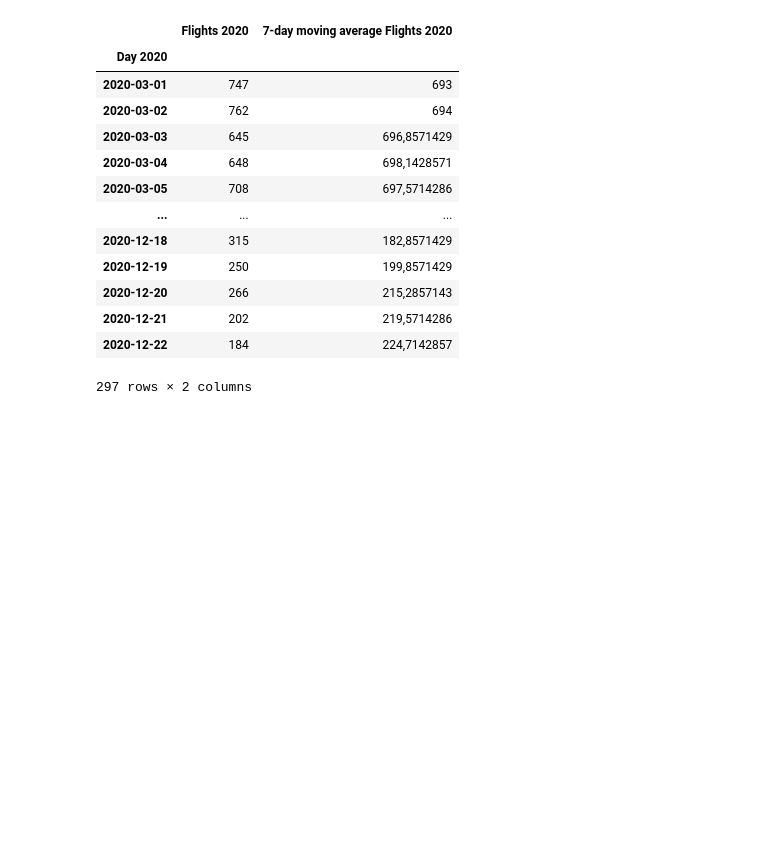
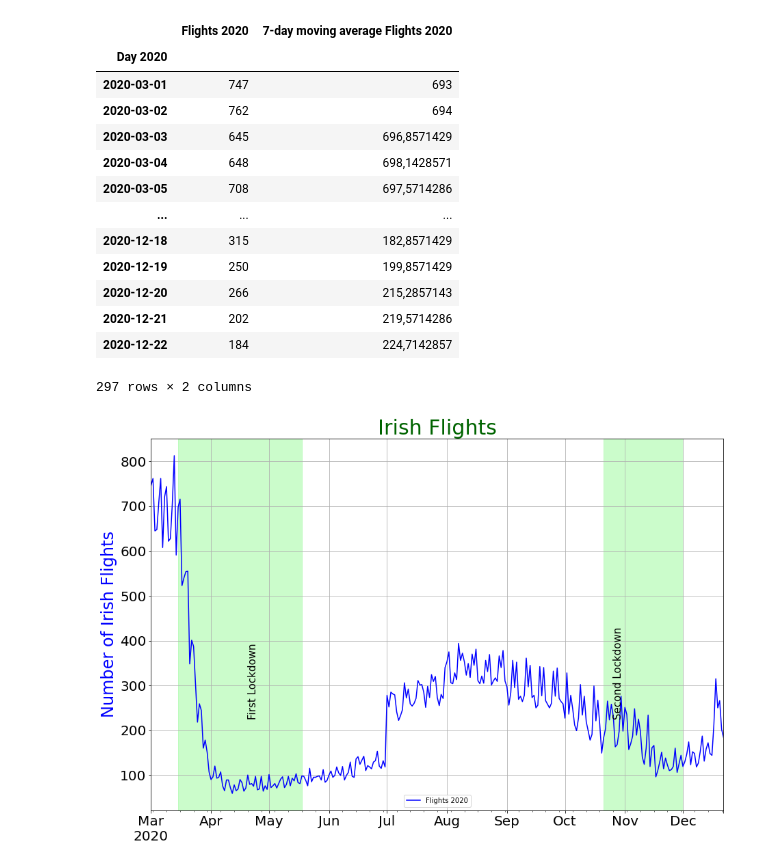
Before and after one commit to Truncation-Nation/hack4change, a Jupyter notebook: flight-data.ipynb, the cells around one changed output. Cells and saved outputs as stored; diff of their text form; code cells hidden in the pictures; blank space fills up the shorter version.

Commit message:
Graphs baby

```diff
--- a/flight-data.ipynb
+++ b/flight-data.ipynb
@@ -63,0 +71,21 @@ irish_flights
+# %%
+# Dates ofIrish lockdowns
+first_irish_lockdown=["2020-03-15","2020-05-18"]
+second_irish_lockdown=["2020-10-21","2020-12-1"]
+# %%
+#Used to plot a single variable on a detailled linegraph
+def irishLineGraph(dataFrame, heading):
+    ax=dataFrame.plot(figsize=(15,10),fontsize=20,color="blue")
+    ax.set_title(heading,fontsize=30, color="darkgreen")
+    ax.text("2020-04-20",dataFrame.mean(),"First Lockdown",rotation=90,fontsize=15)
+    ax.text("2020-10-26",dataFrame.mean(),"Second Lockdown",rotation=90,fontsize=15)
+    ax.set_xlabel('', fontsize=24,color="blue")
+    ax.set_ylabel('Number of Irish Flights', fontsize=24,color="blue")
+    plt.axvspan(first_irish_lockdown[0],first_irish_lockdown[1] , color="palegreen", alpha=0.5)
+    plt.axvspan(second_irish_lockdown[0],second_irish_lockdown[1] , color="palegreen", alpha=0.5)
+    plt.grid()
+    plt.show()
+# %%
+irishLineGraph(irish_flights, "Irish Flights")
+# %% [output]
+[figure, added]
```
Also changed, not shown: parts of 2 cells of this notebook.
